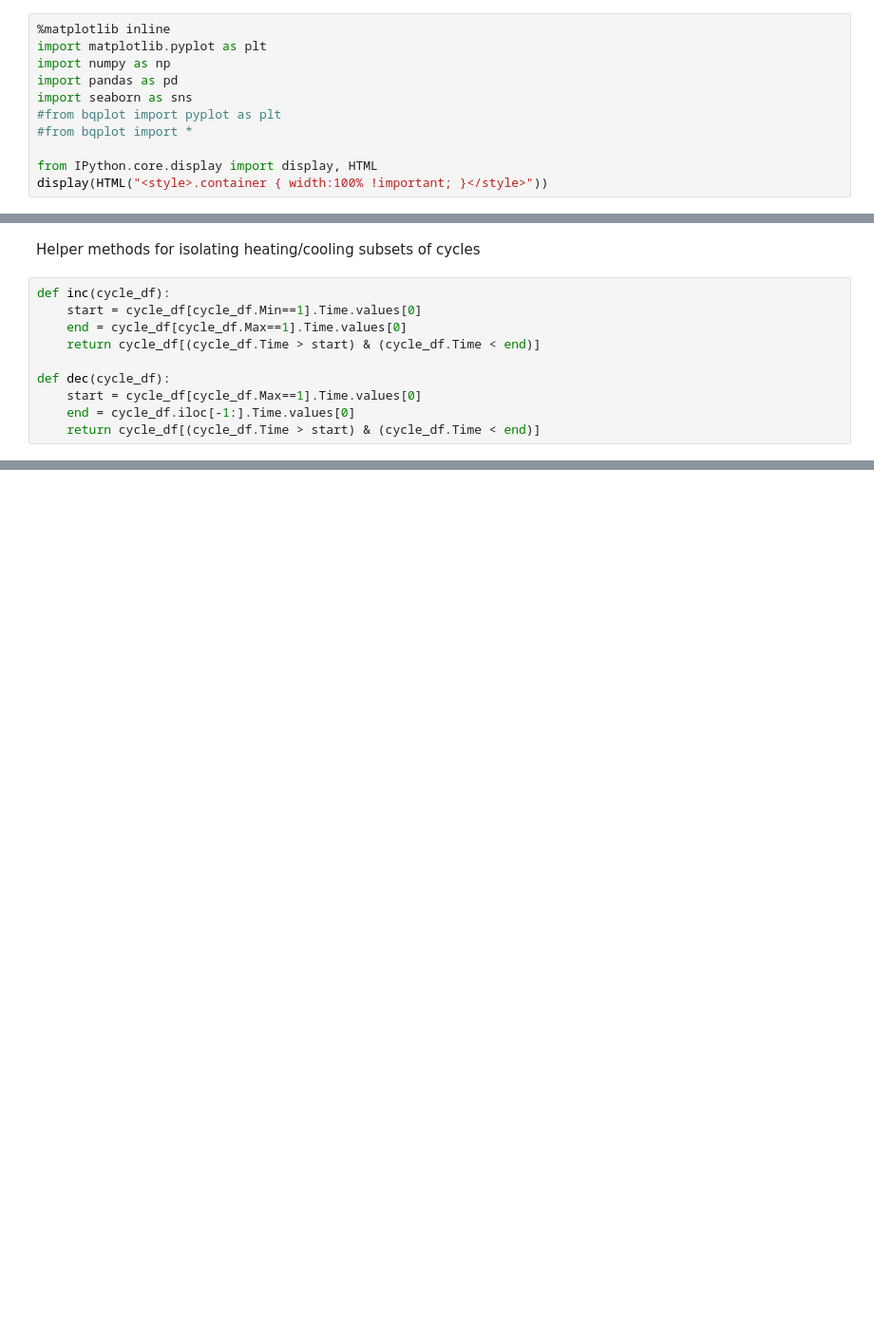
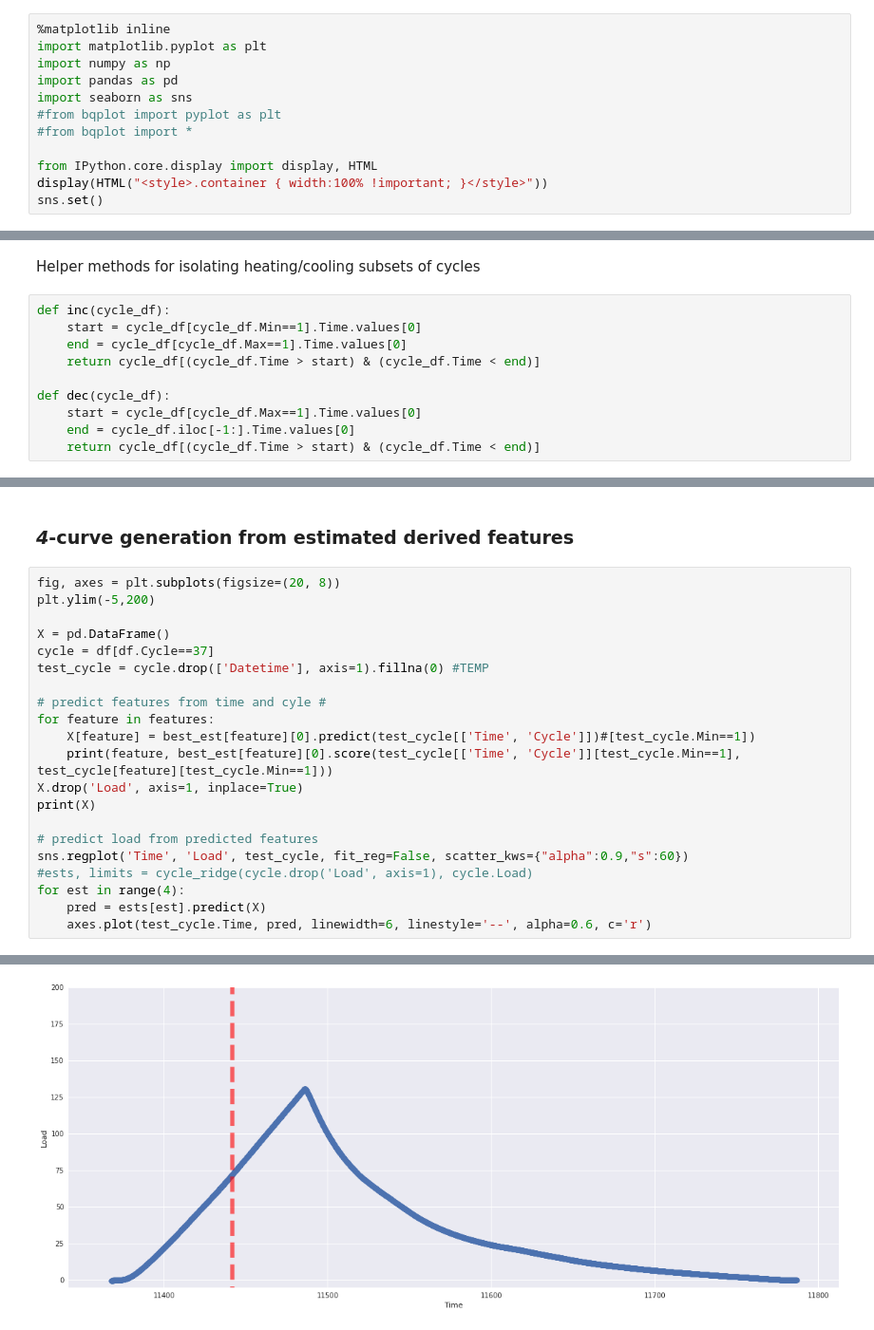
Before and after one commit to Columbia-Creative-Machines-Lab/muscle-prediction, a Jupyter notebook: regression/regression-tuned.ipynb, the cells around one changed output, grey strips where cells are left out. Shown at 95% size. Saved outputs shown, nothing was run; the diff lists cells and outputs as text; blank space fills up the shorter version.

```diff
--- a/regression/regression-tuned.ipynb
+++ b/regression/regression-tuned.ipynb
@@ -9,3 +9,4 @@ import seaborn as sns
 
 from IPython.core.display import display, HTML
 display(HTML("<style>.container { width:100% !important; }</style>"))
+sns.set()
@@ -84,0 +155,24 @@ for feature in features:
+# %% [markdown]
+### _4_-curve generation from estimated derived features
+# %%
+fig, axes = plt.subplots(figsize=(20, 8))
+plt.ylim(-5,200)
+
+X = pd.DataFrame()
+cycle = df[df.Cycle==37]
+test_cycle = cycle.drop(['Datetime'], axis=1).fillna(0) #TEMP
+
+# predict features from time and cyle #
+for feature in features:
+    X[feature] = best_est[feature][0].predict(test_cycle[['Time', 'Cycle']])#[test_cycle.Min==1])
+    print(feature, best_est[feature][0].score(test_cycle[['Time', 'Cycle']][test_cycle.Min==1], test_cycle[feature][test_cycle.Min==1]))
+X.drop('Load', axis=1, inplace=True)
+print(X)
+
+# predict load from predicted features
+sns.regplot('Time', 'Load', test_cycle, fit_reg=False, scatter_kws={"alpha":0.9,"s":60})
+#ests, limits = cycle_ridge(cycle.drop('Load', axis=1), cycle.Load)
+for est in range(4):
+    pred = ests[est].predict(X)
+    axes.plot(test_cycle.Time, pred, linewidth=6, linestyle='--', alpha=0.6, c='r')
+# %% [output]
@@ -84,0 +196 @@ for feature in features:
+[figure, added]
```
Also changed, not shown: parts of 14 cells of this notebook.
